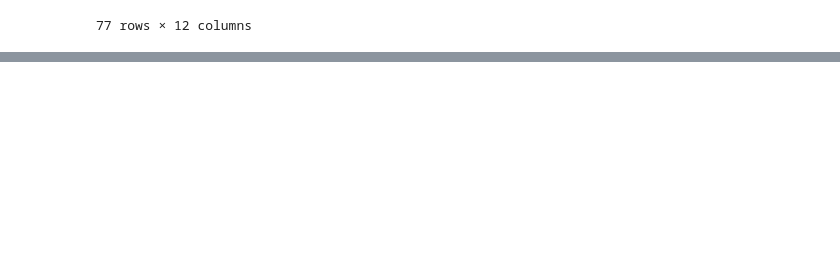
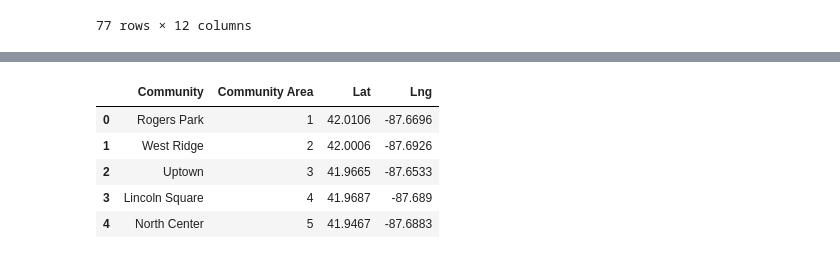
Before and after one commit to NUBootcampTeam/ParksAndPotholes, a Jupyter notebook: ecn_crime.ipynb, the cells around one changed output, grey strips where cells are left out. Cells and saved outputs as stored; diff of their text form; code cells hidden in the pictures; blank space fills up the shorter version.

```diff
--- a/ecn_crime.ipynb
+++ b/ecn_crime.ipynb
@@ -115,0 +141,31 @@ The correlation between both factors is 0.71
+# %%
+# create a params dict that will be updated with new city each iteration
+params = {"key": gkey}
+
+# Loop through the cities_pd and run a lat/long search for each city
+for index, row in community_lnglat.iterrows():
+    base_url = "https://maps.googleapis.com/maps/api/geocode/json"
+
+    community = row['Community']
+
+    # update address key value
+    params['address'] = f"{community},Chicago,Illinois"
+
+    # make request
+    communities_lat_lng = requests.get(base_url, params=params)
+
+    # convert to json
+    communities_lat_lng = communities_lat_lng.json()
+
+    community_lnglat.loc[index, "Lat"] = communities_lat_lng["results"][0]["geometry"]["location"]["lat"]
+    community_lnglat.loc[index, "Lng"] = communities_lat_lng["results"][0]["geometry"]["location"]["lng"]
+
+# Visualize to confirm lat lng appear
+community_lnglat.head()
+# %% [output]
+|  | Community | Community Area | Lat | Lng |
+| 0 | Rogers Park | 1 | 42.0106 | -87.6696 |
+| 1 | West Ridge | 2 | 42.0006 | -87.6926 |
+| 2 | Uptown | 3 | 41.9665 | -87.6533 |
+| 3 | Lincoln Square | 4 | 41.9687 | -87.689 |
+| 4 | North Center | 5 | 41.9467 | -87.6883 |
```
Also changed, not shown: parts of 5 cells of this notebook.
